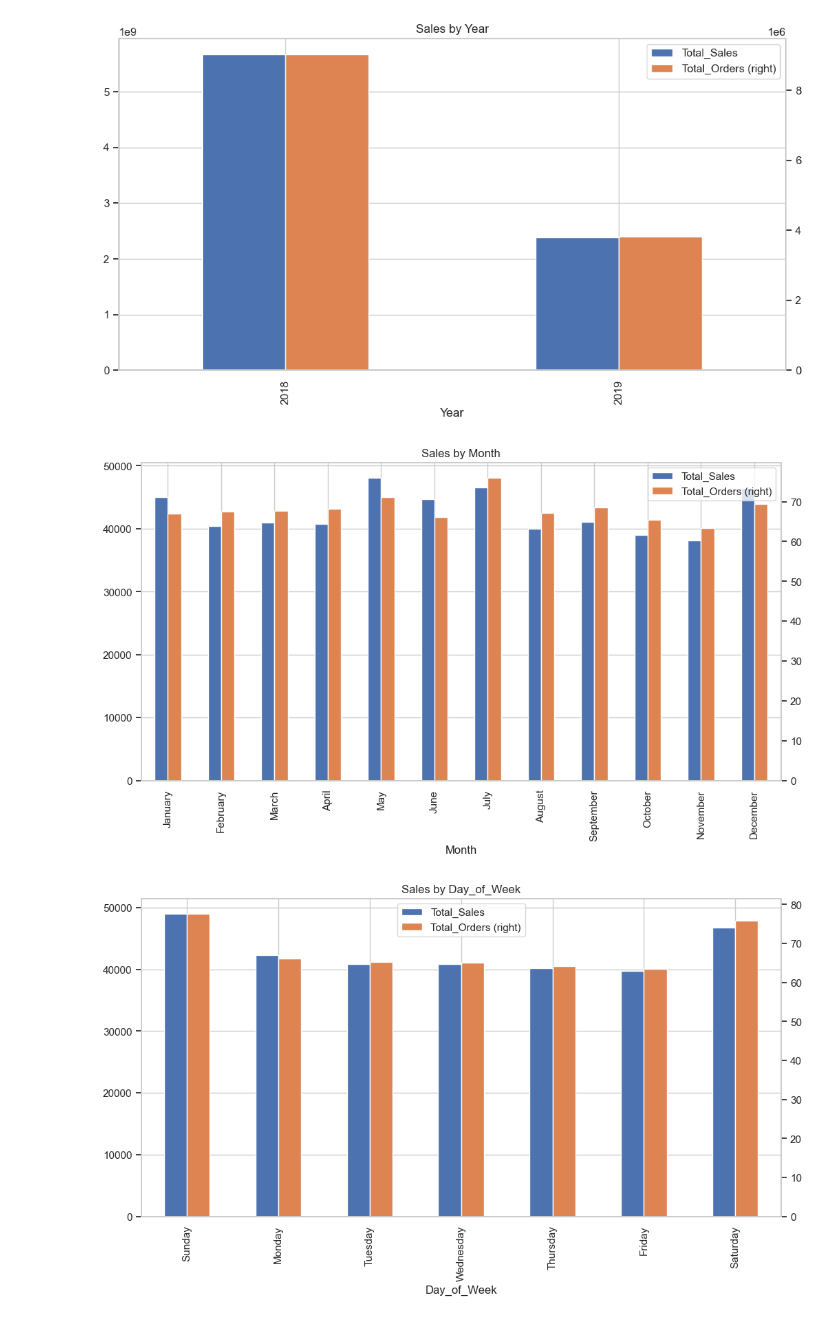
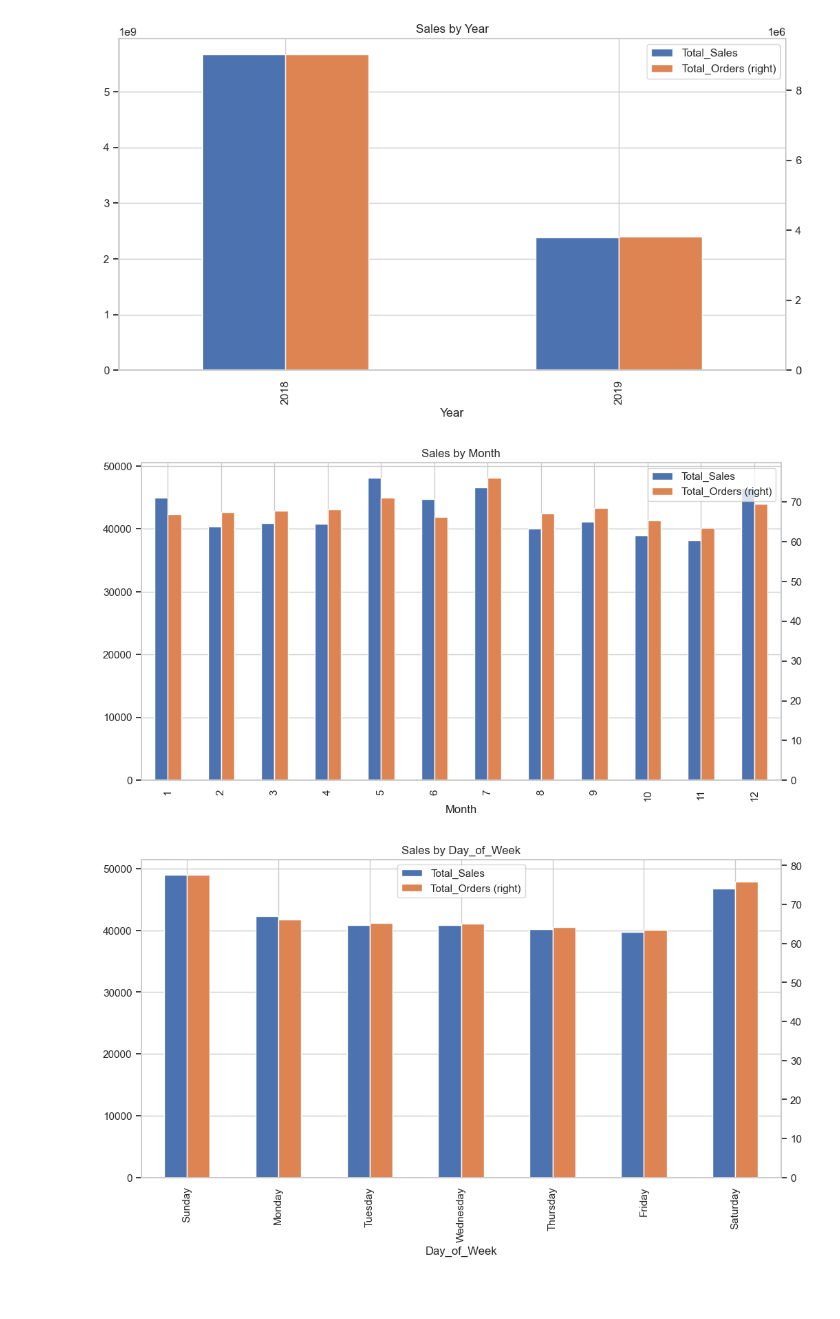
Before and after one commit to gautamnaik1994/SalesForecasting_ML_CaseStudy, a Jupyter notebook: notebooks/eda/02.EDA.ipynb, the cells around one changed output. Cells and saved outputs as stored; diff of their text form; code cells hidden in the pictures; blank space fills up the shorter version.

```diff
--- a/notebooks/eda/02.EDA.ipynb
+++ b/notebooks/eda/02.EDA.ipynb
@@ -24,15 +26,20 @@ df.head()
 # df['Region_Discount'] = df['Region_Code'].astype(str) + '_' + df['Discount'].astype(str)
 # df['Region_Holiday'] = df['Region_Code'].astype(str) + '_' + df['Holiday'].astype(str)
 # %%
-df["Day_of_Week"] = df["Date"].dt.day_name()
-df["Month"] = df["Date"].dt.month_name()
+df["Day_of_Week_Name"] = df["Date"].dt.day_name()
+df['Day'] = df['Date'].dt.day
+df["Day_of_Week"] = df["Date"].dt.dayofweek
+df["Month_Name"] = df["Date"].dt.month_name()
+df["Month"] = df["Date"].dt.month
 df["Year"] = df["Date"].dt.year
 df["Quarter"] = df["Date"].dt.quarter
 df["Week"] = df["Date"].dt.isocalendar().week
+df["Week_of_Month"] = df["Date"].dt.day.apply(lambda x: (x-1) // 7 + 1)
 df["Is_Weekend"] = df["Day_of_Week"].apply(lambda x: 1 if x in ['Saturday', 'Sunday'] else 0)
 df["log_Sales"] = np.log1p(df["Sales"])
-df["log_Order"] = np.log1p(df["Order"])
+df["log_Orders"] = np.log1p(df["Orders"])
 df["sqrt_Sales"] = np.sqrt(df["Sales"])
-df["sqrt_Order"] = np.sqrt(df["Order"])
+df["sqrt_Orders"] = np.sqrt(df["Orders"])
+df["Discount"] = df["Discount"].apply(lambda x: 1 if x == 'Yes' else 0)
 # %%
 df.to_parquet('../../data/processed/train_enhanced.parquet', index=False)
@@ -239,9 +237,9 @@ db.sql("""
 [figure]
 # %%
 db.sql("""
-    select Month, round(avg(Sales),0) as Total_Sales, avg("Order") as Total_Orders from df group by Month, month(Date) order by month(Date)
+    select Month, round(avg(Sales),0) as Total_Sales, avg(Orders) as Total_Orders from df group by Month, month(Date) order by month(Date)
 """).df().plot(kind='bar', x='Month', y=['Total_Sales', 'Total_Orders'], figsize=(12, 6), title='Sales by Month', secondary_y='Total_Orders');
 # %% [output]
-[figure, old version]
+[figure, new version]
 # %%
 db.sql("""
```
Also changed, not shown: parts of 36 cells of this notebook, 8 other files.
